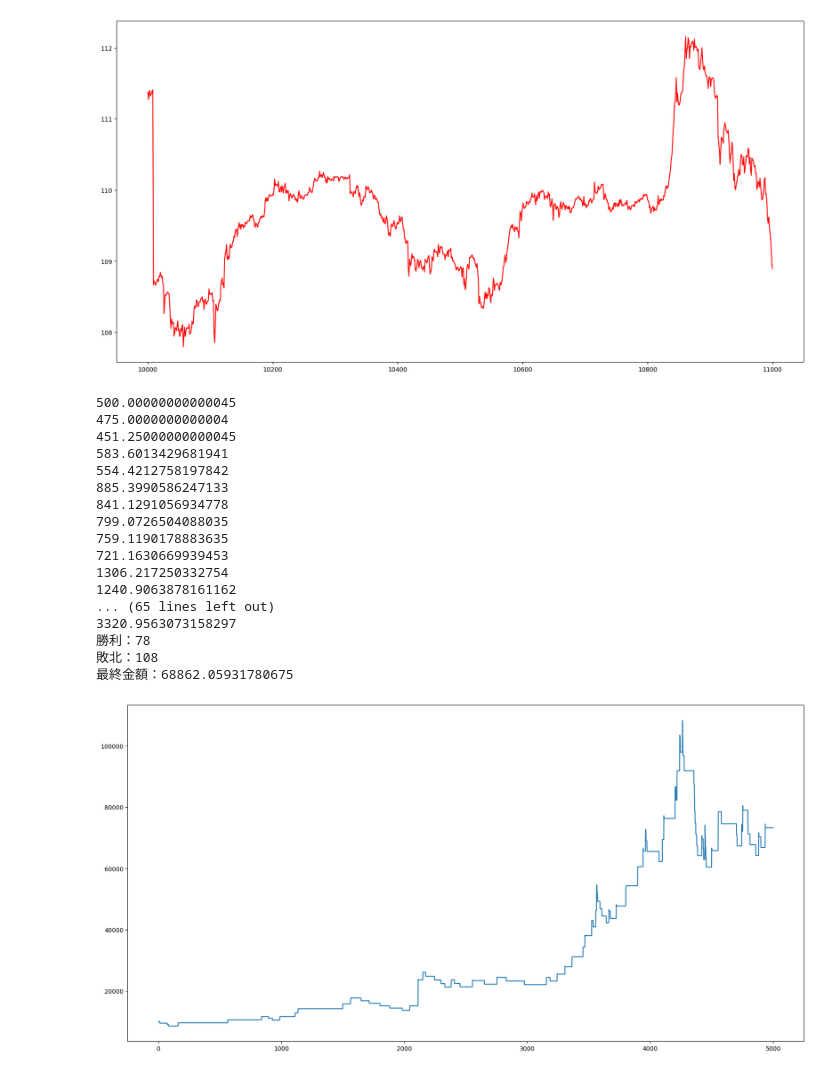
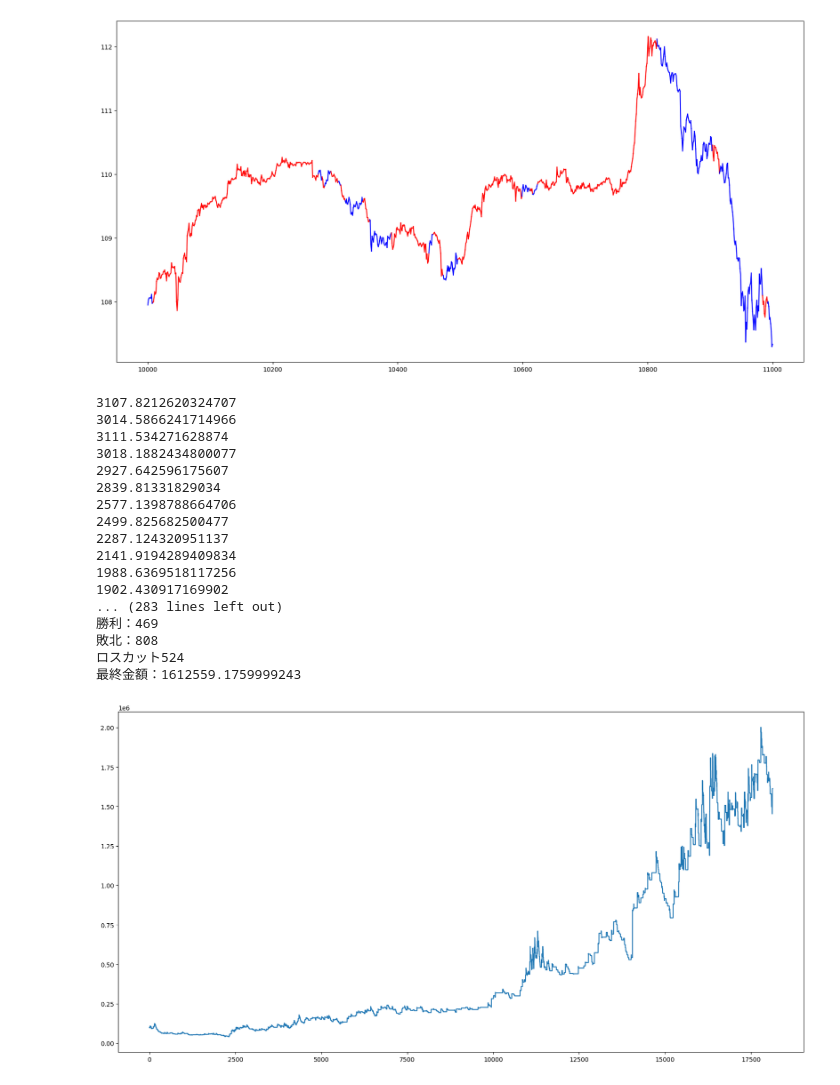
Before and after one commit to etherpoc/trading-fx, a Jupyter notebook: src/ML/fx_trading_simulator.ipynb, the cells around one changed output. Drawn from its saved outputs; the diff is of its cells as text; code cells hidden in the pictures.

Commit message:
add model

```diff
--- a/src/ML/fx_trading_simulator.ipynb
+++ b/src/ML/fx_trading_simulator.ipynb
@@ -19,9 +19,10 @@ To enable the following instructions: AVX2 FMA, in other operations, rebuild Ten
 # %%
 target_data = pd.read_csv("./target/target_USDJPY.csv")
 #----OPTIONS----
-unitsRNN      = 90
-learning_rate = 0.001
+unitsRNN      = 120
+learning_rate = 0.0001
 patience      = 10
 epochs        = 2000
 batch_size    = 60
-maxlen = 60
+maxlen = 120
+print(target_data["date"].values[0])
@@ -30,14 +33,15 @@ maxlen = 60
 1. データの準備
 '''
 
-x = [target_data["deviation_rate"][i:i+maxlen].values for i in range(59, len(target_data["deviation_rate"].values[:])-maxlen)]
-# x = []
-# for i in range(59, len(target_data["deviation_rate"].values[:])-maxlen):
-#     ilist = pd.DataFrame(data={
-#         "deviation_rate": target_data["deviation_rate"][i:i+maxlen].values,
-#         "volume": target_data["volume"][i:i+maxlen].values
-#     })
-#     x.append(ilist)
+# x = [target_data["deviation_rate"][i:i+maxlen].values for i in range(59, len(target_data["deviation_rate"].values[:])-maxlen)]
+x = []
+for i in range(59, len(target_data["deviation_rate"].values[:])-maxlen):
+    ilist = pd.DataFrame(data={
+        "deviation_rate": target_data["deviation_rate"][i:i+maxlen].values,
+        "high": target_data["high"][i:i+maxlen].values,
+        "low": target_data["low"][i:i+maxlen].values
+    })
+    x.append(ilist)
 t = [target_data["rise_rate"][i+maxlen-1] for i in range(59, len(target_data["rise_rate"].values[:])-maxlen)]
 
 x = np.array(x).reshape(-1, maxlen, 1)
@@ -52,7 +56,7 @@ x_train, x_val, t_train, t_val = train_test_split(x, t, test_size=0.2, shuffle=F
 2. モデルの構築
 '''
 model = Sequential()
-model.add(GRU(unitsRNN, activation='tanh',
+model.add(LSTM(unitsRNN, activation='tanh',
                 recurrent_activation='sigmoid',
                 kernel_initializer='he_normal',
                 recurrent_initializer='orthogonal'))
@@ -175,15 +179,15 @@ for i in range(10000,11000):
     plt.plot(range(plot_length+1)[i:i+2], chart[i:i+2], color= 'red' if predicted[i] > 0.5 else 'blue')
 plt.show()
 # %% [output]
-[figure, old version]
+[figure, new version]
 # %%
 # 売買シミュレーション
 #---OPTIONS---
-total   = 10000     # 初期金額
+total   = 100000     # 初期金額
 per     = 0.1       # 1回の投資金額
 per_lot = 100000     # 1ロット当たりの通貨数
 leverage = 100        # レバレッジ(整数)
-losscut = 0.995     # ロスカットする比率
+losscut = 0.997     # ロスカットする比率
 position = None     # ポジションの状態（"Buy","Sell",None）買い,売り,無し
 position_data = None  # 現在のポジションの情報[index, 取引時価格, lot数]
 recent_position = None # 直近のポジション
@@ -196,7 +200,7 @@ lscount = 0         # ロスカットの回数
 chart = [target_data["close"][i+maxlen-1] for i in range(59, len(target_data["close"].values[:])-maxlen)]
 chart_high = [target_data["high"][i+maxlen-1] for i in range(59, len(target_data["high"].values[:])-maxlen)]
 chart_low = [target_data["low"][i+maxlen-1] for i in range(59, len(target_data["low"].values[:])-maxlen)]
-for i in range(12000, len(predicted)):
+for i in range(0, len(predicted)):
     flag_losscut = False
     # ロスカット計算
     if position in ["Buy", "Sell"]:
@@ -270,30 +274,31 @@ for i in range(12000, len(predicted)):
 
 print(f"勝利：{win}")
 print(f"敗北：{lose}")
+print(f"ロスカット{lscount}")
 print(f"最終金額：{total}")
 # %% [output]
-500.00000000000045
-475.0000000000004
-451.25000000000045
-583.6013429681941
-554.4212758197842
-885.3990586247133
-841.1291056934778
-799.0726504088035
-759.1190178883635
-721.1630669939453
-1306.217250332754
-1240.9063878161162
-... (65 lines left out)
-3320.9563073158297
-勝利：78
-敗北：108
-最終金額：68862.05931780675
+3107.8212620324707
+3014.5866241714966
+3111.534271628874
+3018.1882434800077
+2927.642596175607
+2839.81331829034
+2577.1398788664706
+2499.825682500477
+2287.124320951137
+2141.9194289409834
+1988.6369518117256
+1902.430917169902
+... (283 lines left out)
+勝利：469
+敗北：808
+ロスカット524
+最終金額：1612559.1759999243
 # %%
 # シミュレーションの推移
 fig = plt.figure(figsize=(20,10))
-plt.plot(result_history[:5000])
+plt.plot(result_history)
 plt.show()
 # %% [output]
-[figure, old version]
+[figure, new version]
 # %%
```
Also changed, not shown: parts of 7 cells of this notebook, 8 other files.
